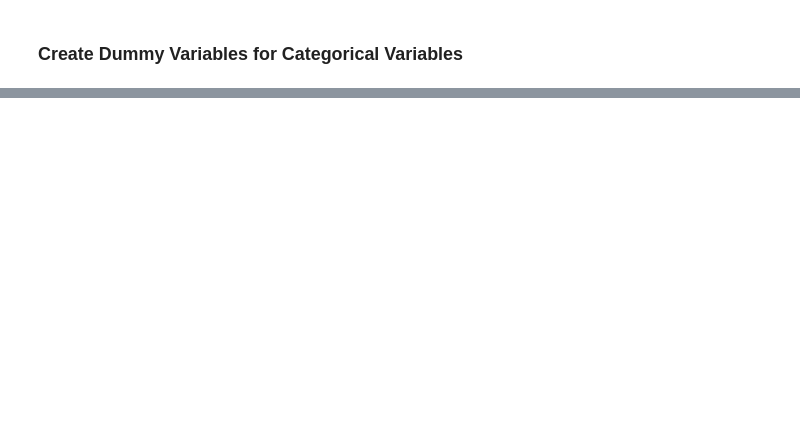
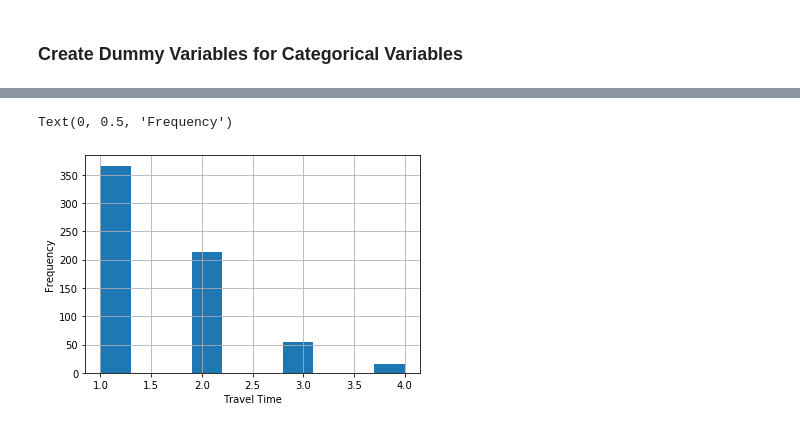
Before and after one commit to stephyap/ph1978L_finalproject, a Jupyter notebook: ph1978L_finalproject.ipynb, the cells around one changed output, grey strips where cells are left out. Drawn from its saved outputs; the diff is of its cells as text; code cells hidden in the pictures; blank space fills up the shorter version.

```diff
--- a/ph1978L_finalproject.ipynb
+++ b/ph1978L_finalproject.ipynb
@@ -116,0 +203,7 @@ dtype: object
+# %%
+df3.traveltime.hist()
+plt.xlabel('Travel Time')
+plt.ylabel('Frequency')
+# %% [output]
+Text(0, 0.5, 'Frequency')
+[figure, added]
```
Also changed, not shown: parts of 23 cells of this notebook.
